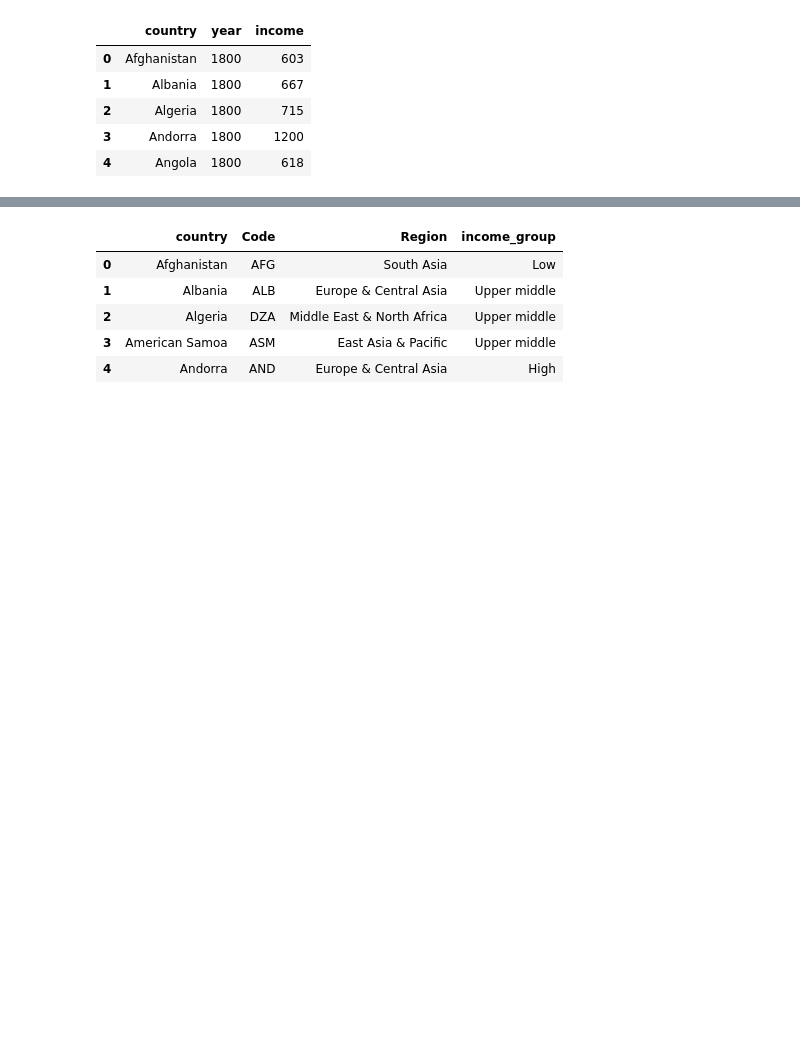
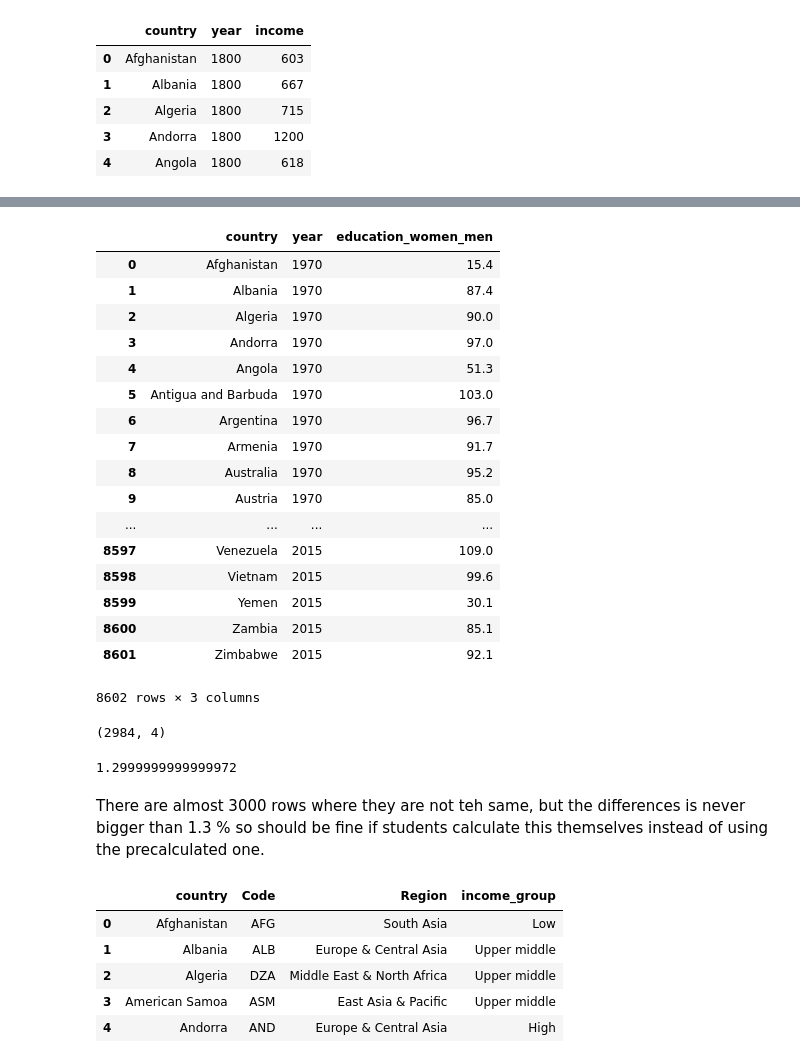
Before and after one commit to UofTCoders/2018-09-10-utoronto, a Jupyter notebook: code/dataset-generation.ipynb, the cells around one changed output, grey strips where cells are left out. Saved outputs shown, nothing was run; the diff lists cells and outputs as text; code cells hidden in the pictures; blank space fills up the shorter version.

Commit message:
Add education length data sets

```diff
--- a/code/dataset-generation.ipynb
+++ b/code/dataset-generation.ipynb
@@ -118 +150,42 @@ income_melt.head()
+# %%
+# Education percent women/men
+education_women_men = pd.read_csv('../data/mean_years_in_school_women_percent_men_25_to_34_years.csv')
+education_women_men_melt = education_women_men.melt(id_vars='geo', var_name='year', value_name='education_women_men')
+education_women_men_melt['year'] = education_women_men_melt['year'].astype(int)
+education_women_men_melt = education_women_men_melt.rename(columns={'geo': 'country'})
+
+education_women_men_melt
+# %% [output]
+|  | country | year | education_women_men |
+| 0 | Afghanistan | 1970 | 15.4 |
+| 1 | Albania | 1970 | 87.4 |
+| 2 | Algeria | 1970 | 90.0 |
+| 3 | Andorra | 1970 | 97.0 |
+| 4 | Angola | 1970 | 51.3 |
+| 5 | Antigua and Barbuda | 1970 | 103.0 |
+| 6 | Argentina | 1970 | 96.7 |
+| 7 | Armenia | 1970 | 91.7 |
+| 8 | Australia | 1970 | 95.2 |
+| 9 | Austria | 1970 | 85.0 |
+| ... | ... | ... | ... |
+| 8597 | Venezuela | 2015 | 109.0 |
+| 8598 | Vietnam | 2015 | 99.6 |
+| 8599 | Yemen | 2015 | 30.1 |
+| 8600 | Zambia | 2015 | 85.1 |
+| 8601 | Zimbabwe | 2015 | 92.1 |
+8602 rows × 3 columns
+# %%
+# Check that the manual calculation lines up with the precalculted one
+my_ratio = (100 * education_women_melt['education_women'] / education_men_melt['education_men']).round(1)
+bool_idx = (my_ratio == education_women_men_melt['education_women_men'])
+df = pd.DataFrame({'edu_cntry':education_women_melt['country'], 'my_rtio': my_ratio,
+             'country': education_women_men_melt['country'], 'ratio': education_women_men_melt['education_women_men']})
+print(df.query('my_rtio != ratio').shape)
+max(abs(df['my_rtio'] - df['ratio']))
+# print(df.query('abs(my_rtio - ratio) > 2').shape)
+# %% [output]
+(2984, 4)
+1.2999999999999972
+# %% [markdown]
+There are almost 3000 rows where they are not teh same, but the differences is never bigger than 1.3 % so should be fine if students calculate this themselves instead of using the precalculated one.
 # %%
```
Also changed, not shown: parts of 6 cells of this notebook.
